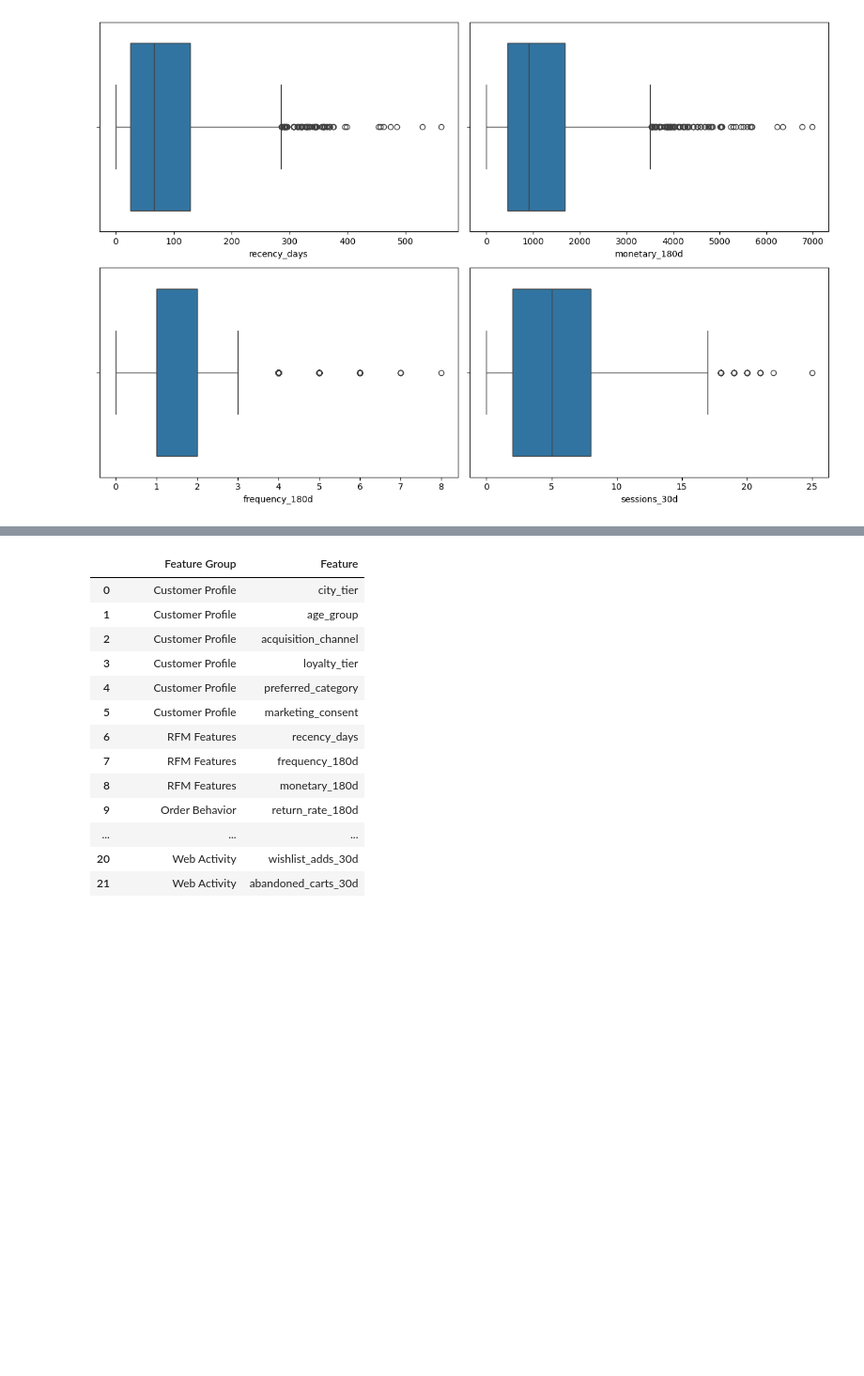
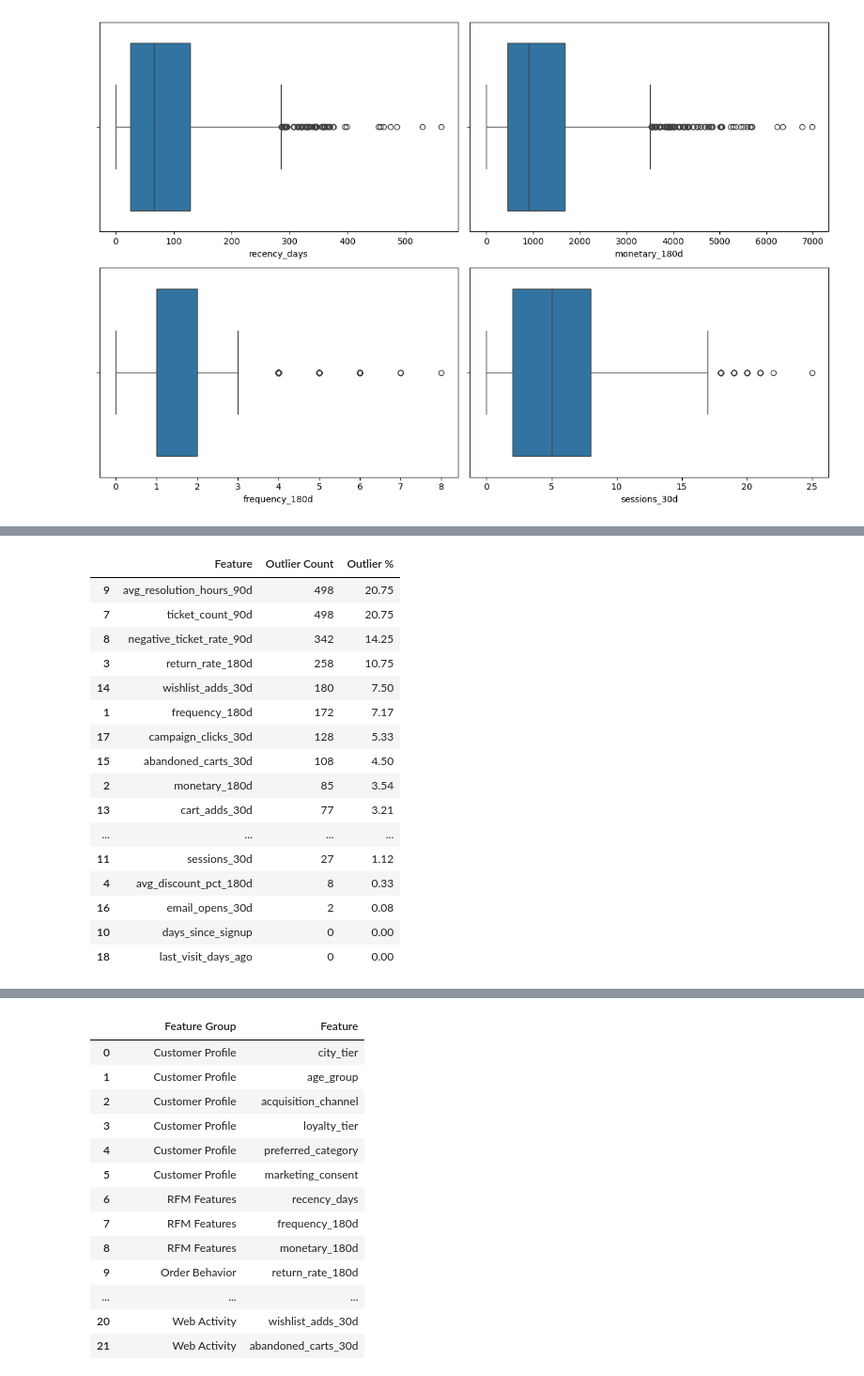
Before and after one commit to Deepika825325/part3-churn-prediction-model-card, a Jupyter notebook: churn_model.ipynb, the cells around one changed output, grey strips where cells are left out. Shown at 94% size. Saved outputs shown, nothing was run; the diff lists cells and outputs as text; code cells hidden in the pictures; blank space fills up the shorter version.

```diff
--- a/churn_model.ipynb
+++ b/churn_model.ipynb
@@ -653,0 +660,66 @@ plt.show()
+# %%
+# Numerical Features
+
+numerical_features = X.select_dtypes(
+    include=["int64", "float64"]
+).columns.tolist()
+
+# IQR-Based Outlier Assessment
+
+outlier_summary = []
+
+for col in numerical_features:
+
+    Q1 = X[col].quantile(0.25)
+    Q3 = X[col].quantile(0.75)
+
+    IQR = Q3 - Q1
+
+    lower_bound = Q1 - (1.5 * IQR)
+    upper_bound = Q3 + (1.5 * IQR)
+
+    outlier_count = (
+        (
+            X[col] < lower_bound
+        )
+        |
+        (
+            X[col] > upper_bound
+        )
+    ).sum()
+
+    outlier_summary.append({
+        "Feature": col,
+        "Outlier Count": outlier_count,
+        "Outlier %": round(
+            outlier_count / len(X) * 100,
+            2
+        )
+    })
+
+outlier_summary = pd.DataFrame(
+    outlier_summary
+)
+
+outlier_summary.sort_values(
+    by="Outlier Count",
+    ascending=False
+)
+# %% [output]
+|  | Feature | Outlier Count | Outlier % |
+| 9 | avg_resolution_hours_90d | 498 | 20.75 |
+| 7 | ticket_count_90d | 498 | 20.75 |
+| 8 | negative_ticket_rate_90d | 342 | 14.25 |
+| 3 | return_rate_180d | 258 | 10.75 |
+| 14 | wishlist_adds_30d | 180 | 7.50 |
+| 1 | frequency_180d | 172 | 7.17 |
+| 17 | campaign_clicks_30d | 128 | 5.33 |
+| 15 | abandoned_carts_30d | 108 | 4.50 |
+| 2 | monetary_180d | 85 | 3.54 |
+| 13 | cart_adds_30d | 77 | 3.21 |
+| ... | ... | ... | ... |
+| 11 | sessions_30d | 27 | 1.12 |
+| 4 | avg_discount_pct_180d | 8 | 0.33 |
+| 16 | email_opens_30d | 2 | 0.08 |
+| 10 | days_since_signup | 0 | 0.00 |
+| 18 | last_visit_days_ago | 0 | 0.00 |
```
Also changed, not shown: parts of 45 cells of this notebook, 3 other files.
